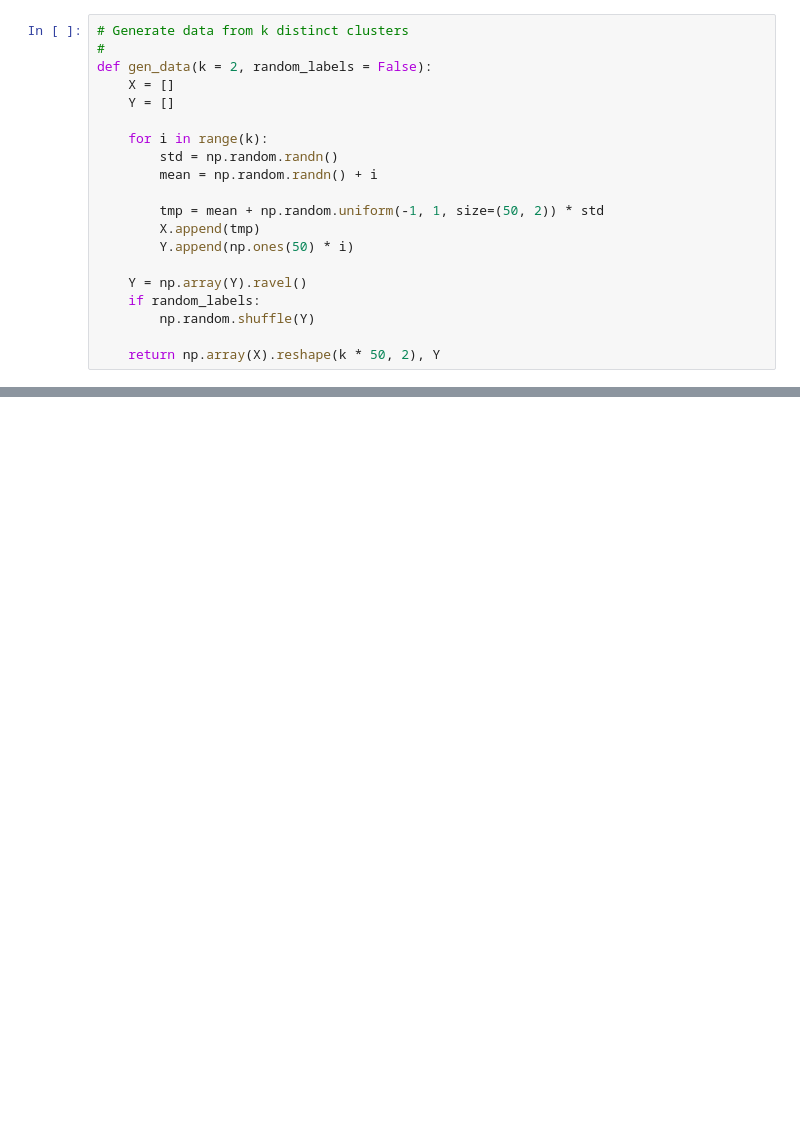
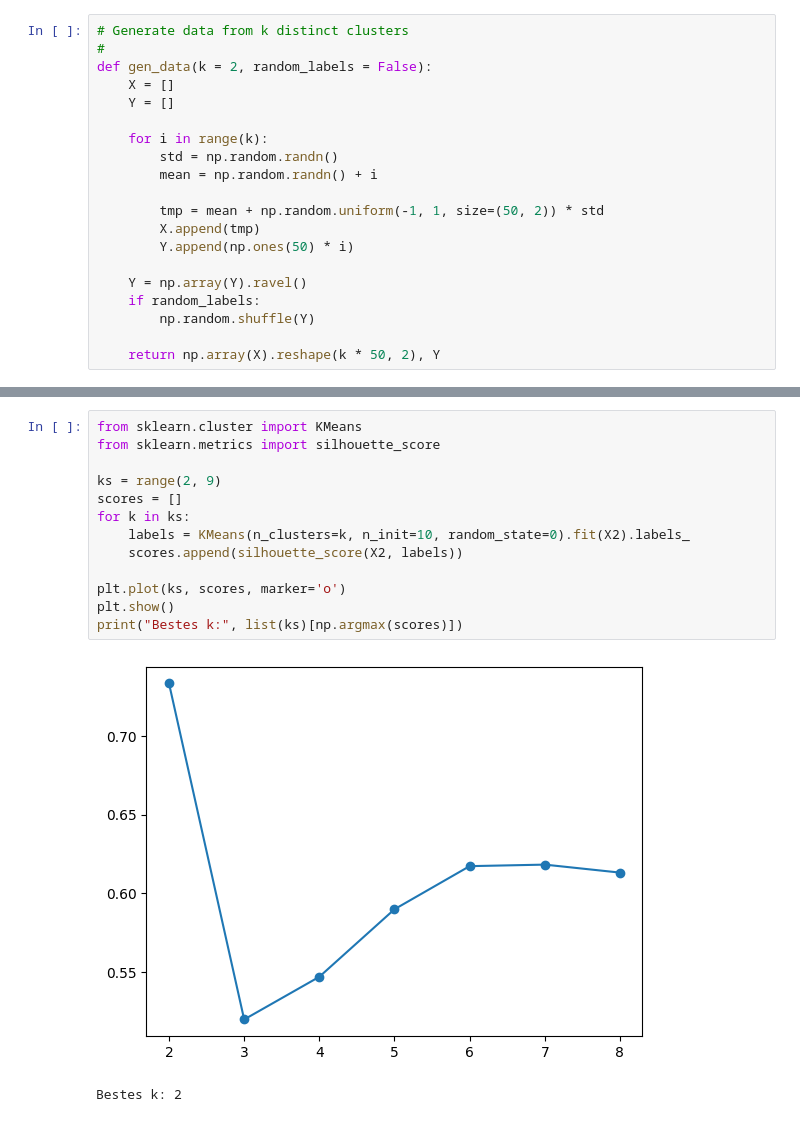
Before and after one commit to numanfh/machine-learning, a Jupyter notebook: Machine-Learning/k-Means/KMeans-Exercises.ipynb, the cells around one changed output, grey strips where cells are left out. Cells and saved outputs as stored; diff of their text form; blank space fills up the shorter version.

```diff
--- a/Machine-Learning/k-Means/KMeans-Exercises.ipynb
+++ b/Machine-Learning/k-Means/KMeans-Exercises.ipynb
@@ -200,0 +201,16 @@ plot_clusters(X2, Y2)
+# %%
+from sklearn.cluster import KMeans
+from sklearn.metrics import silhouette_score
+
+ks = range(2, 9)
+scores = []
+for k in ks:
+    labels = KMeans(n_clusters=k, n_init=10, random_state=0).fit(X2).labels_
+    scores.append(silhouette_score(X2, labels))
+
+plt.plot(ks, scores, marker='o')
+plt.show()
+print("Bestes k:", list(ks)[np.argmax(scores)])
+# %% [output]
+[figure, added]
+Bestes k: 2
```
Also changed, not shown: parts of 4 cells of this notebook.
